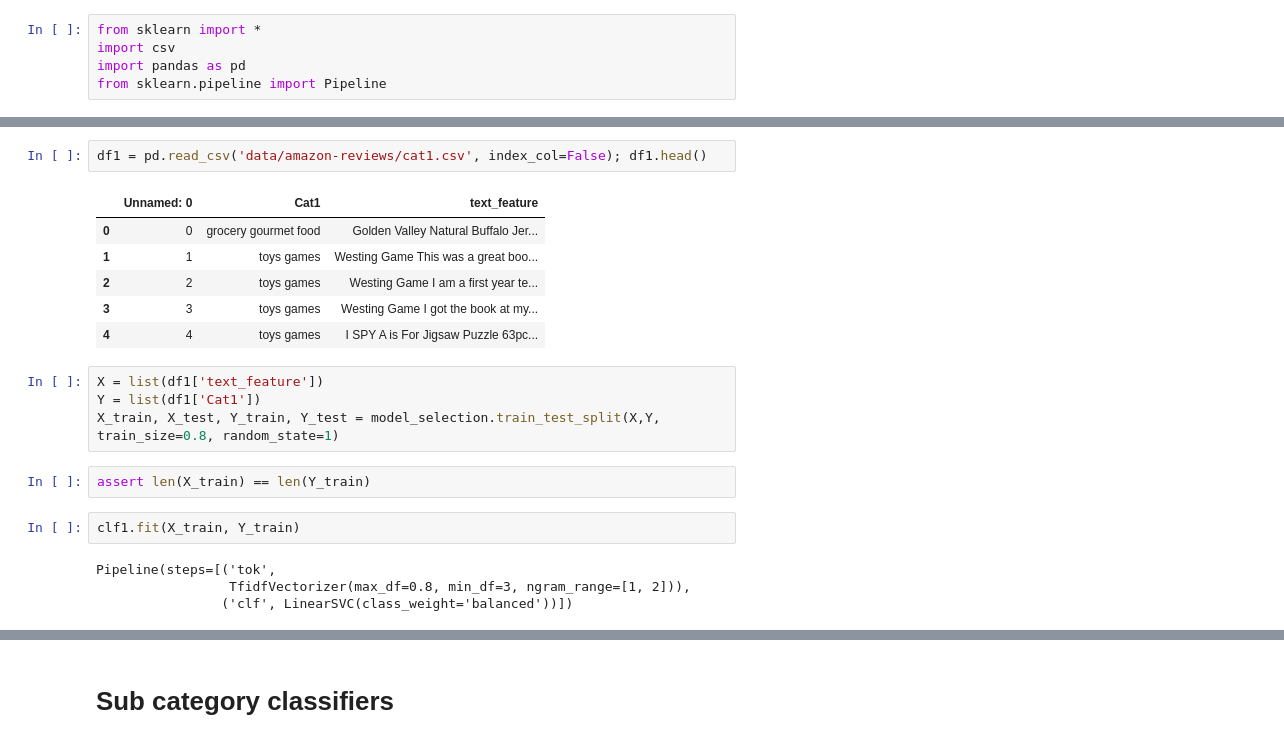
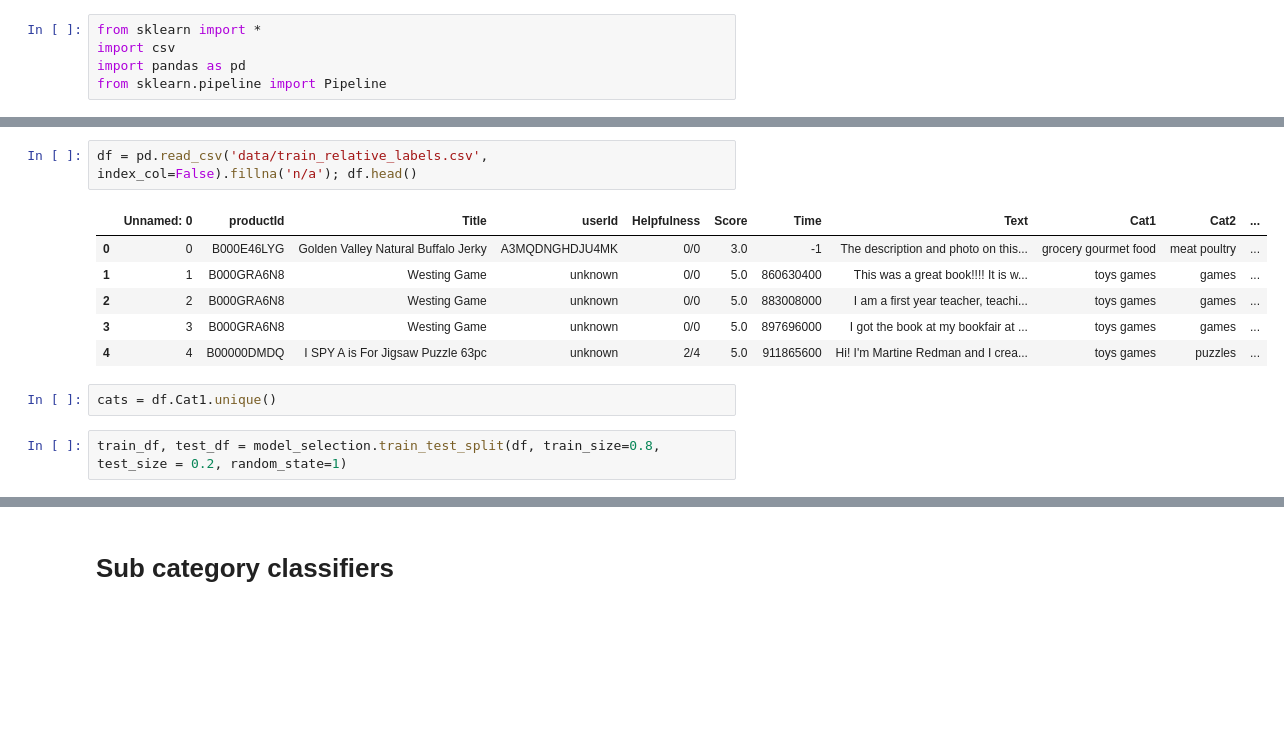
Before and after one commit to Viktor2k/playground, a Jupyter notebook: hierarchical_classification/Amazon Review hierarchical training.ipynb, the cells around one changed output, grey strips where cells are left out. Drawn from its saved outputs; the diff is of its cells as text; blank space fills up the shorter version.

```diff
--- a/hierarchical_classification/Amazon Review hierarchical training.ipynb
+++ b/hierarchical_classification/Amazon Review hierarchical training.ipynb
@@ -21,21 +28,13 @@ clf1 = Pipeline(
 # %%
-df1 = pd.read_csv('data/amazon-reviews/cat1.csv', index_col=False); df1.head()
+df = pd.read_csv('data/train_relative_labels.csv', index_col=False).fillna('n/a'); df.head()
 # %% [output]
-|  | Unnamed: 0 | Cat1 | text_feature |
-| 0 | 0 | grocery gourmet food | Golden Valley Natural Buffalo Jer... |
-| 1 | 1 | toys games | Westing Game This was a great boo... |
-| 2 | 2 | toys games | Westing Game I am a first year te... |
-| 3 | 3 | toys games | Westing Game I got the book at my... |
-| 4 | 4 | toys games | I SPY A is For Jigsaw Puzzle 63pc... |
+|  | Unnamed: 0 | productId | Title | userId | Helpfulness | Score | Time | Text | Cat1 | Cat2 | ... |
+| 0 | 0 | B000E46LYG | Golden Valley Natural Buffalo Jerky | A3MQDNGHDJU4MK | 0/0 | 3.0 | -1 | The description and photo on this... | grocery gourmet food | meat poultry | ... |
+| 1 | 1 | B000GRA6N8 | Westing Game | unknown | 0/0 | 5.0 | 860630400 | This was a great book!!!! It is w... | toys games | games | ... |
+| 2 | 2 | B000GRA6N8 | Westing Game | unknown | 0/0 | 5.0 | 883008000 | I am a first year teacher, teachi... | toys games | games | ... |
+| 3 | 3 | B000GRA6N8 | Westing Game | unknown | 0/0 | 5.0 | 897696000 | I got the book at my bookfair at ... | toys games | games | ... |
+| 4 | 4 | B00000DMDQ | I SPY A is For Jigsaw Puzzle 63pc | unknown | 2/4 | 5.0 | 911865600 | Hi! I'm Martine Redman and I crea... | toys games | puzzles | ... |
-# %%
-X = list(df1['text_feature'])
-Y = list(df1['Cat1'])
-X_train, X_test, Y_train, Y_test = model_selection.train_test_split(X,Y, train_size=0.8, random_state=1)
-# %%
-assert len(X_train) == len(Y_train)
-# %%
-clf1.fit(X_train, Y_train)
-# %% [output]
-Pipeline(steps=[('tok',
-                 TfidfVectorizer(max_df=0.8, min_df=3, ngram_range=[1, 2])),
-                ('clf', LinearSVC(class_weight='balanced'))])
+# %%
+cats = df.Cat1.unique()
+# %%
+train_df, test_df = model_selection.train_test_split(df, train_size=0.8, test_size = 0.2, random_state=1)
```
Also changed, not shown: parts of 28 cells of this notebook, 2 other files.
